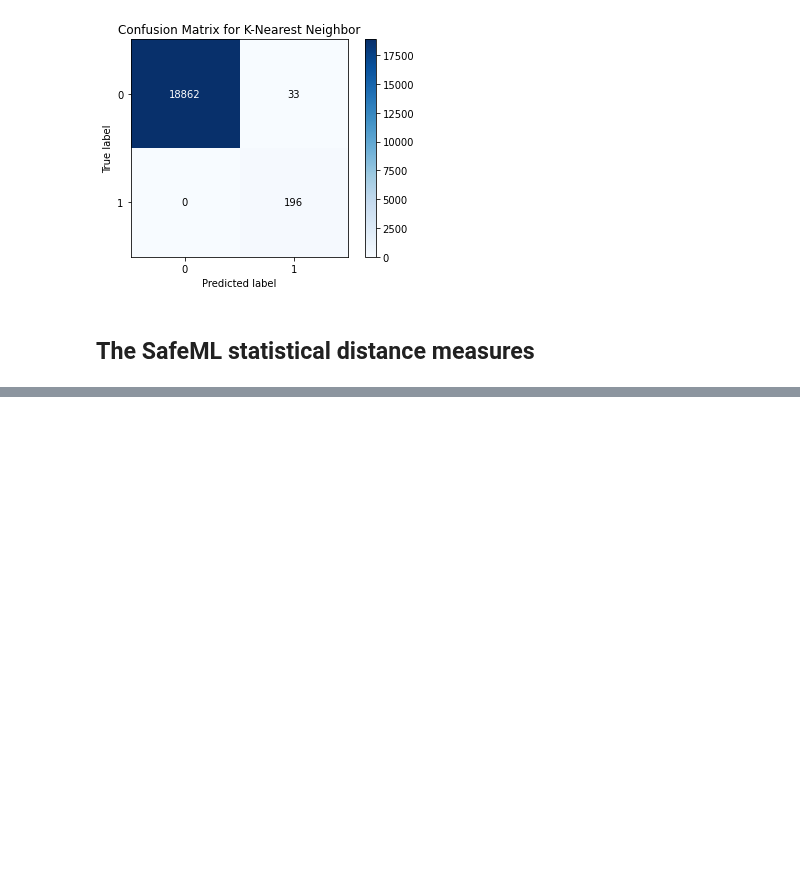
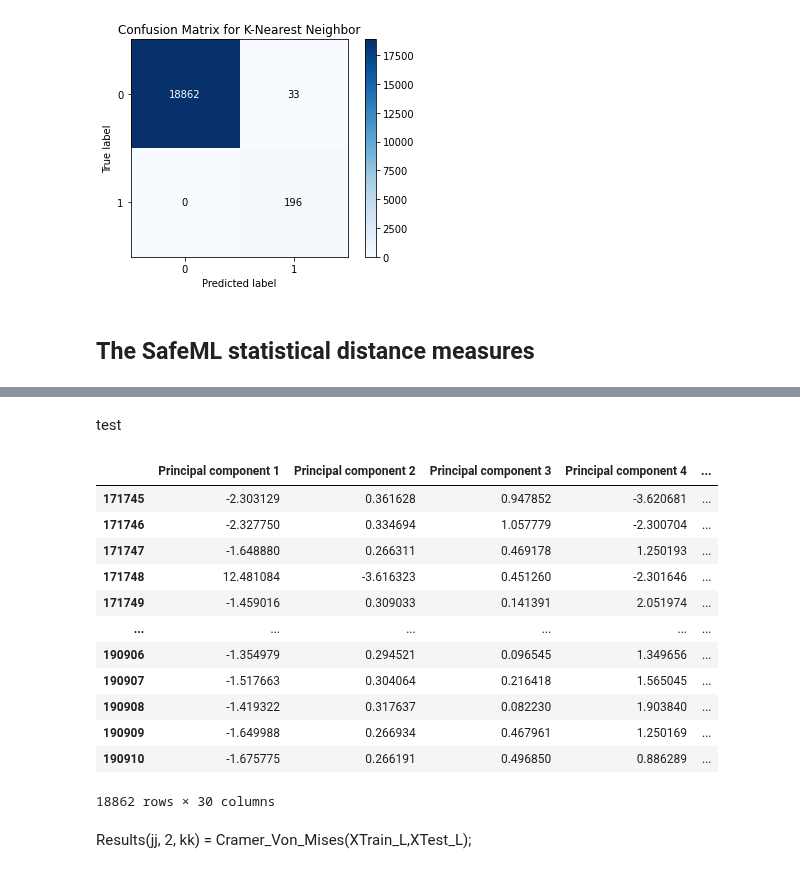
Before and after one commit to ISorokos/SafeML, a Jupyter notebook: Implementation_in_Python/CICIDS2017_Security_Data/Security_CICIDS2017_v1.ipynb, the cells around one changed output, grey strips where cells are left out. Cells and saved outputs as stored; diff of their text form; code cells hidden in the pictures; blank space fills up the shorter version.

```diff
--- a/Implementation_in_Python/CICIDS2017_Security_Data/Security_CICIDS2017_v1.ipynb
+++ b/Implementation_in_Python/CICIDS2017_Security_Data/Security_CICIDS2017_v1.ipynb
@@ -538,0 +596,21 @@ Model accuracy=  0.9982714368026819
+# %% [markdown]
+test
+# %%
+X_test_L = X_test.loc[pred_y == labels[0]]
+X_test_L
+# %% [output]
+|  | Principal component 1 | Principal component 2 | Principal component 3 | Principal component 4 | ... |
+| 171745 | -2.303129 | 0.361628 | 0.947852 | -3.620681 | ... |
+| 171746 | -2.327750 | 0.334694 | 1.057779 | -2.300704 | ... |
+| 171747 | -1.648880 | 0.266311 | 0.469178 | 1.250193 | ... |
+| 171748 | 12.481084 | -3.616323 | 0.451260 | -2.301646 | ... |
+| 171749 | -1.459016 | 0.309033 | 0.141391 | 2.051974 | ... |
+| ... | ... | ... | ... | ... | ... |
+| 190906 | -1.354979 | 0.294521 | 0.096545 | 1.349656 | ... |
+| 190907 | -1.517663 | 0.304064 | 0.216418 | 1.565045 | ... |
+| 190908 | -1.419322 | 0.317637 | 0.082230 | 1.903840 | ... |
+| 190909 | -1.649988 | 0.266934 | 0.467961 | 1.250169 | ... |
+| 190910 | -1.675775 | 0.266191 | 0.496850 | 0.886289 | ... |
+18862 rows × 30 columns
+# %% [markdown]
+Results(jj, 2, kk) = Cramer_Von_Mises(XTrain_L,XTest_L);
```
Also changed, not shown: parts of 11 cells of this notebook.
